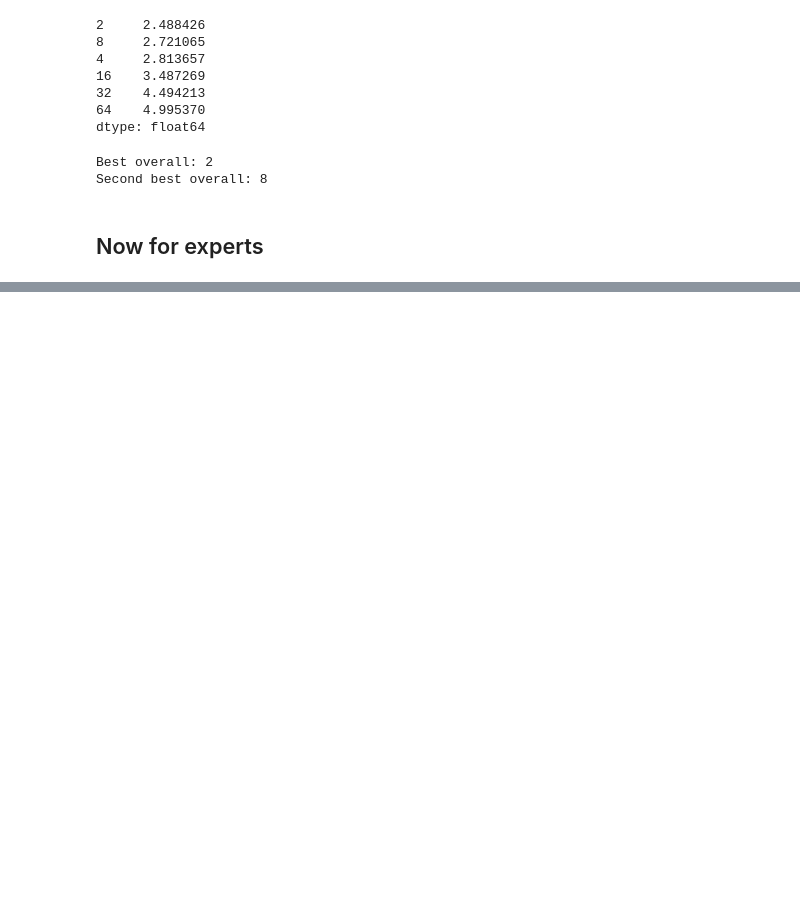
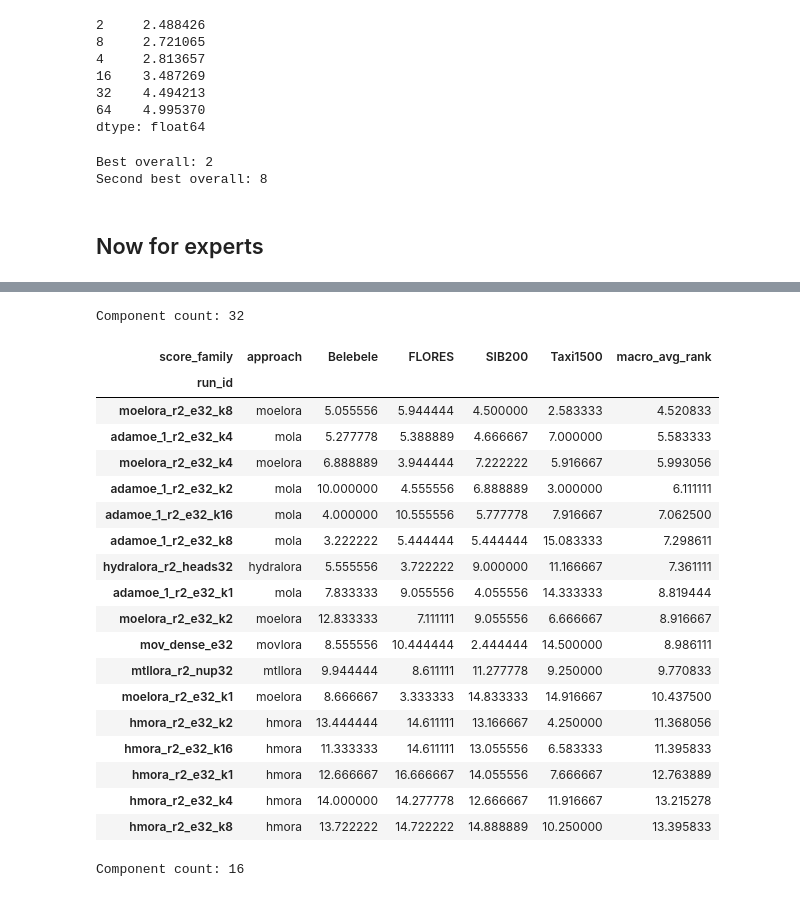
Before and after one commit to dice-group/moe-study, a Jupyter notebook: result_analysis/notebooks/best_rank_expert_selection.ipynb, the cells around one changed output, grey strips where cells are left out. Saved outputs shown, nothing was run; the diff lists cells and outputs as text; code cells hidden in the pictures; blank space fills up the shorter version.

Commit message:
added detailed selection procedure of follow up approaches

```diff
--- a/result_analysis/notebooks/best_rank_expert_selection.ipynb
+++ b/result_analysis/notebooks/best_rank_expert_selection.ipynb
@@ -510,0 +633,75 @@ Second best expert count overall: 16
+# %%
+# rank concrete configurations within selected component counts
+SELECTED_COUNTS = [32, 16]
+BENCHMARKS = ["Belebele", "FLORES", "SIB200", "Taxi1500"]
+UNIT_COLS = ["score_family", "task", "language", "metric"]
+
+config_rankings = {}
+
+for count in SELECTED_COUNTS:
+    data = expert_data[expert_data[TARGET_COL].eq(count)].copy()
+
+    # higher must always mean better
+    data["score"] = data["value"].where(
+        data["better"].ne("lower"),
+        -data["value"],
+    )
+
+    # Rows = evaluation units, columns = concrete configurations
+    pivot = data.pivot(
+        index=UNIT_COLS,
+        columns="run_id",
+        values="score",
+    )
+
+    # rank concrete configurations inside every evaluation unit
+    unit_ranks = pivot.rank(
+        axis=1,
+        ascending=False,
+        method="average",
+    )
+
+    # average ranks separately for each benchmark/direction
+    family_ranks = unit_ranks.groupby(level="score_family").mean()
+    family_ranks.loc["FLORES"] = family_ranks.loc[ # Combine the two FLORES directions after ranking, note this is average over the ranks not over the scores
+        ["FLORES en->x", "FLORES x->en"]
+    ].mean()
+    benchmark_ranks = family_ranks.loc[BENCHMARKS]
+
+    # One row per concrete configuration
+    result = benchmark_ranks.T
+    result["macro_avg_rank"] = benchmark_ranks.mean()
+
+    approach = (
+        data.drop_duplicates("run_id")
+        .set_index("run_id")["kind"]
+    )
+    result.insert(0, "approach", approach.reindex(result.index))
+
+    result = result.sort_values("macro_avg_rank")
+    config_rankings[count] = result
+
+    print(f"\nComponent count: {count}")
+    display(result)
+# %% [output]
+Component count: 32
+| score_family | approach | Belebele | FLORES | SIB200 | Taxi1500 | macro_avg_rank |
+| run_id |  |  |  |  |  |  |
+| moelora_r2_e32_k8 | moelora | 5.055556 | 5.944444 | 4.500000 | 2.583333 | 4.520833 |
+| adamoe_1_r2_e32_k4 | mola | 5.277778 | 5.388889 | 4.666667 | 7.000000 | 5.583333 |
+| moelora_r2_e32_k4 | moelora | 6.888889 | 3.944444 | 7.222222 | 5.916667 | 5.993056 |
+| adamoe_1_r2_e32_k2 | mola | 10.000000 | 4.555556 | 6.888889 | 3.000000 | 6.111111 |
+| adamoe_1_r2_e32_k16 | mola | 4.000000 | 10.555556 | 5.777778 | 7.916667 | 7.062500 |
+| adamoe_1_r2_e32_k8 | mola | 3.222222 | 5.444444 | 5.444444 | 15.083333 | 7.298611 |
+| hydralora_r2_heads32 | hydralora | 5.555556 | 3.722222 | 9.000000 | 11.166667 | 7.361111 |
+| adamoe_1_r2_e32_k1 | mola | 7.833333 | 9.055556 | 4.055556 | 14.333333 | 8.819444 |
+| moelora_r2_e32_k2 | moelora | 12.833333 | 7.111111 | 9.055556 | 6.666667 | 8.916667 |
+| mov_dense_e32 | movlora | 8.555556 | 10.444444 | 2.444444 | 14.500000 | 8.986111 |
+| mtllora_r2_nup32 | mtllora | 9.944444 | 8.611111 | 11.277778 | 9.250000 | 9.770833 |
+| moelora_r2_e32_k1 | moelora | 8.666667 | 3.333333 | 14.833333 | 14.916667 | 10.437500 |
+| hmora_r2_e32_k2 | hmora | 13.444444 | 14.611111 | 13.166667 | 4.250000 | 11.368056 |
+| hmora_r2_e32_k16 | hmora | 11.333333 | 14.611111 | 13.055556 | 6.583333 | 11.395833 |
+| hmora_r2_e32_k1 | hmora | 12.666667 | 16.666667 | 14.055556 | 7.666667 | 12.763889 |
+| hmora_r2_e32_k4 | hmora | 14.000000 | 14.277778 | 12.666667 | 11.916667 | 13.215278 |
+| hmora_r2_e32_k8 | hmora | 13.722222 | 14.722222 | 14.888889 | 10.250000 | 13.395833 |
+Component count: 16
```
Also changed, not shown: parts of 12 cells of this notebook.
